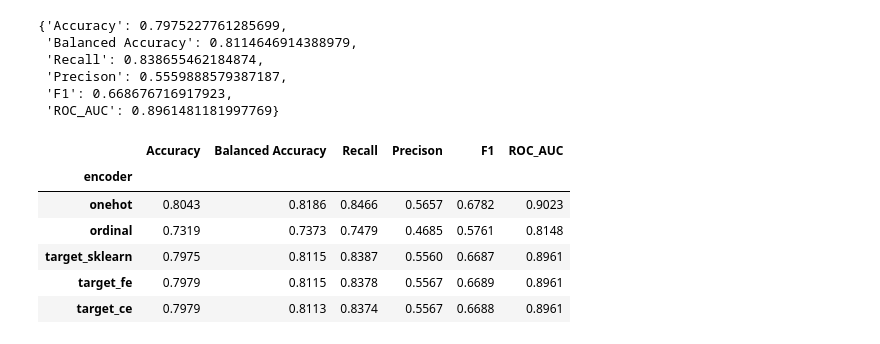
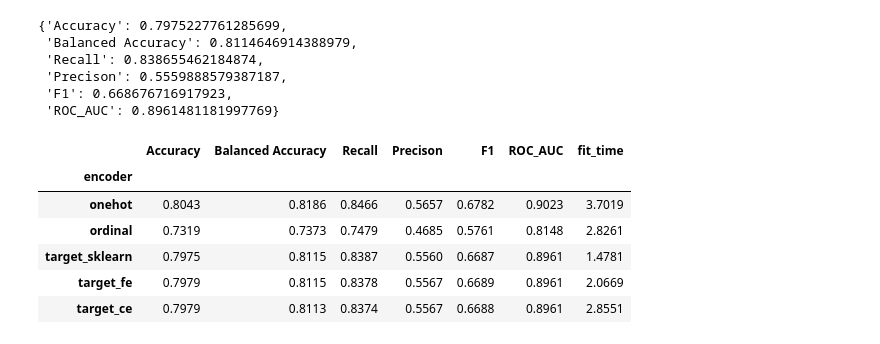
Before and after one commit to cmcouto-silva/posts, a Jupyter notebook: notebooks/TargetEncoder_TrainindataBlog.ipynb, the cells around one changed output. Cells and saved outputs as stored; diff of their text form; code cells hidden in the pictures.

Commit message:
upload target encoding code notebook

```diff
--- a/notebooks/TargetEncoder_TrainindataBlog.ipynb
+++ b/notebooks/TargetEncoder_TrainindataBlog.ipynb
@@ -470,50 +471,51 @@ clf_metrics(y_test, y_pred, y_proba)
 # %%
 # List all encoders we're going to evaluate
 categorical_processors = dict(
-    onehot = OneHotEncoder(handle_unknown='ignore', sparse_output=False),
-    ordinal = make_pipeline(
+    onehot=OneHotEncoder(handle_unknown='ignore', sparse_output=False),
+    ordinal=make_pipeline(
         SimpleImputer(strategy='constant', fill_value='Missing'),
         OrdinalEncoder(handle_unknown='use_encoded_value', unknown_value=-1),
     ),
-    target_sklearn = TargetEncoder(categories='auto', target_type='binary', smooth='auto', cv=5, random_state=42),
-    target_fe = make_pipeline(
+    target_sklearn=TargetEncoder(categories='auto', target_type='binary', smooth='auto', cv=5, random_state=42),
+    target_fe=make_pipeline(
         SimpleImputer(strategy='constant', fill_value='Missing'),
         MeanEncoder(smoothing='auto'),
     ),
-    target_ce = CE_TargetEncoder(smoothing=10)
+    target_ce=CE_TargetEncoder(smoothing=10)
 )
 
 # Evaluating the performance of each encoder
-
 results = []
 
 for encoder_name, encoder in categorical_processors.items():
+    # Update categorical preprocessor
+    model_pipeline.set_params(preprocessor__categorical=encoder)
 
-    # Update categorical preprocessor
-    model_pipeline.set_params(preprocessor__categorical = encoder)
-
-    # Train model
+    # Measure the fitting time
+    start_time = time.time()
     model_pipeline.fit(X_train, y_train)
+    fit_time = time.time() - start_time
 
     # Compute metrics
     y_pred = model_pipeline.predict(X_test)
     y_proba = model_pipeline.predict_proba(X_test)[:, 1]
     model_metrics = clf_metrics(y_test, y_pred, y_proba)
     model_metrics['encoder'] = encoder_name     # identify the encoder
+    model_metrics['fit_time'] = fit_time        # add fit time to metrics
 
     # Append metrics to list
     results.append(model_metrics)
 
 # Convert list of results into a dataframe
 df_metrics = pd.DataFrame(results).set_index('encoder').round(4)
 
 # Display the results
 display(df_metrics)
 # %% [output]
-|  | Accuracy | Balanced Accuracy | Recall | Precison | F1 | ROC_AUC |
-| encoder |  |  |  |  |  |  |
-| onehot | 0.8043 | 0.8186 | 0.8466 | 0.5657 | 0.6782 | 0.9023 |
-| ordinal | 0.7319 | 0.7373 | 0.7479 | 0.4685 | 0.5761 | 0.8148 |
-| target_sklearn | 0.7975 | 0.8115 | 0.8387 | 0.5560 | 0.6687 | 0.8961 |
-| target_fe | 0.7979 | 0.8115 | 0.8378 | 0.5567 | 0.6689 | 0.8961 |
-| target_ce | 0.7979 | 0.8113 | 0.8374 | 0.5567 | 0.6688 | 0.8961 |
+|  | Accuracy | Balanced Accuracy | Recall | Precison | F1 | ROC_AUC | fit_time |
+| encoder |  |  |  |  |  |  |  |
+| onehot | 0.8043 | 0.8186 | 0.8466 | 0.5657 | 0.6782 | 0.9023 | 3.7019 |
+| ordinal | 0.7319 | 0.7373 | 0.7479 | 0.4685 | 0.5761 | 0.8148 | 2.8261 |
+| target_sklearn | 0.7975 | 0.8115 | 0.8387 | 0.5560 | 0.6687 | 0.8961 | 1.4781 |
+| target_fe | 0.7979 | 0.8115 | 0.8378 | 0.5567 | 0.6689 | 0.8961 | 2.0669 |
+| target_ce | 0.7979 | 0.8113 | 0.8374 | 0.5567 | 0.6688 | 0.8961 | 2.8551 |
```
Also changed, not shown: parts of 1 cell of this notebook.
